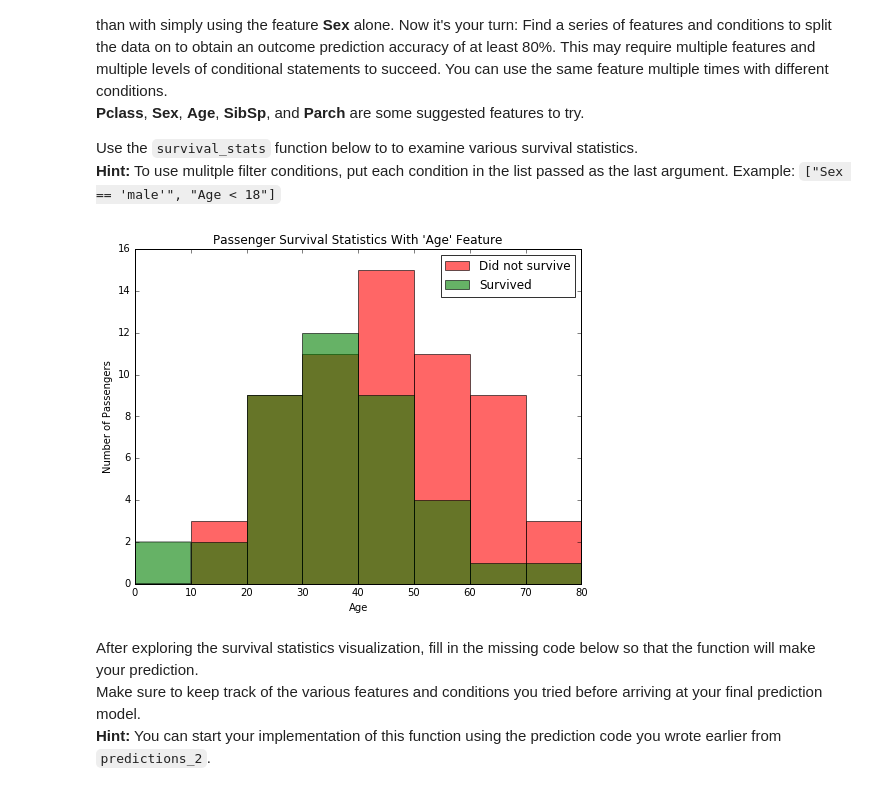
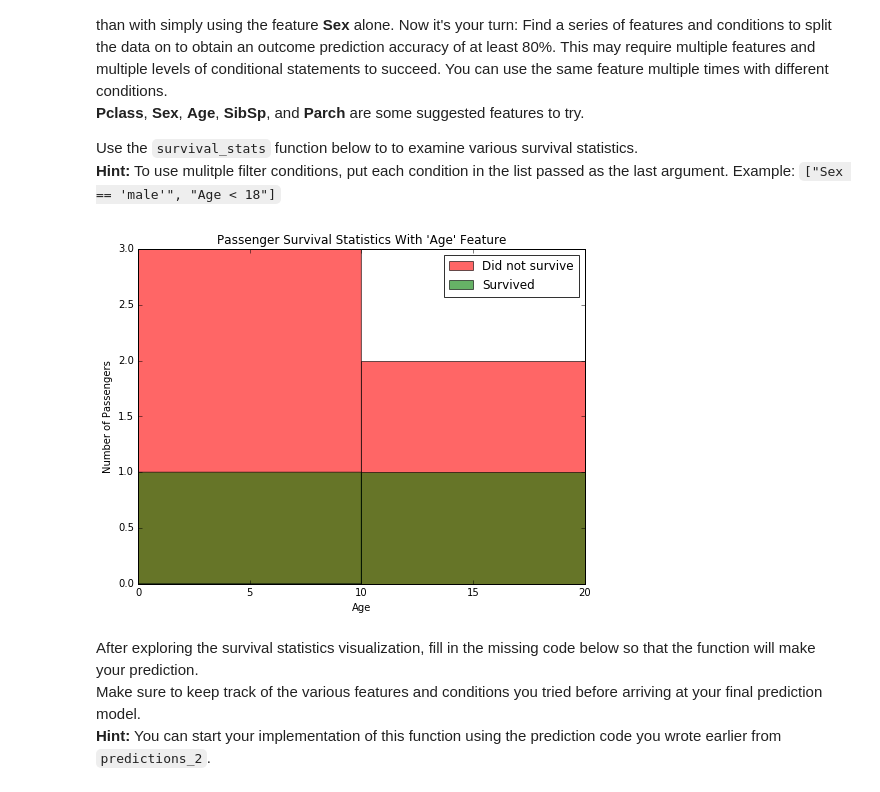
Before and after one commit to jasonicarter/MLND_titanic_survival_exploration, a Jupyter notebook: titanic_survival_exploration.ipynb, the cells around one changed output. Saved outputs shown, nothing was run; the diff lists cells and outputs as text; code cells hidden in the pictures.

```diff
--- a/titanic_survival_exploration.ipynb
+++ b/titanic_survival_exploration.ipynb
@@ -202,14 +202,13 @@ Adding the feature **Age** as a condition in conjunction with **Sex** improves t
 Use the `survival_stats` function below to to examine various survival statistics.
 **Hint:** To use mulitple filter conditions, put each condition in the list passed as the last argument. Example: `["Sex == 'male'", "Age < 18"]`
 # %%
-# survival_stats(data, outcomes, 'Pclass', ["Sex == 'female'", "Age < 18"])
-# survival_stats(data, outcomes, 'Pclass', ["Sex == 'female'", "Age > 18"])
+# survival_stats(data, outcomes, 'Pclass', ["Sex == 'female'", "Age < 10"])
 # survival_stats(data, outcomes, 'Pclass', ["Age < 10"])
-# survival_stats(data, outcomes, 'Parch', ["Sex == 'female'"])
 # survival_stats(data, outcomes, 'Age', ["Sex == 'male'", "Pclass == 1"])
-survival_stats(data, outcomes, 'Age', ["Sex == 'male'", "Pclass == 1", ])
+# survival_stats(data, outcomes, 'Age', ["Sex == 'female'", "Pclass != 1"])
+survival_stats(data, outcomes, 'Age', ["Sex == 'female'", "SibSp > 3"])
 # %% [output]
-[figure, old version]
+[figure, new version]
 # %% [markdown]
 After exploring the survival statistics visualization, fill in the missing code below so that the function will make your prediction.
 Make sure to keep track of the various features and conditions you tried before arriving at your final prediction model.
```
Also changed, not shown: parts of 6 cells of this notebook, 1 other file.
